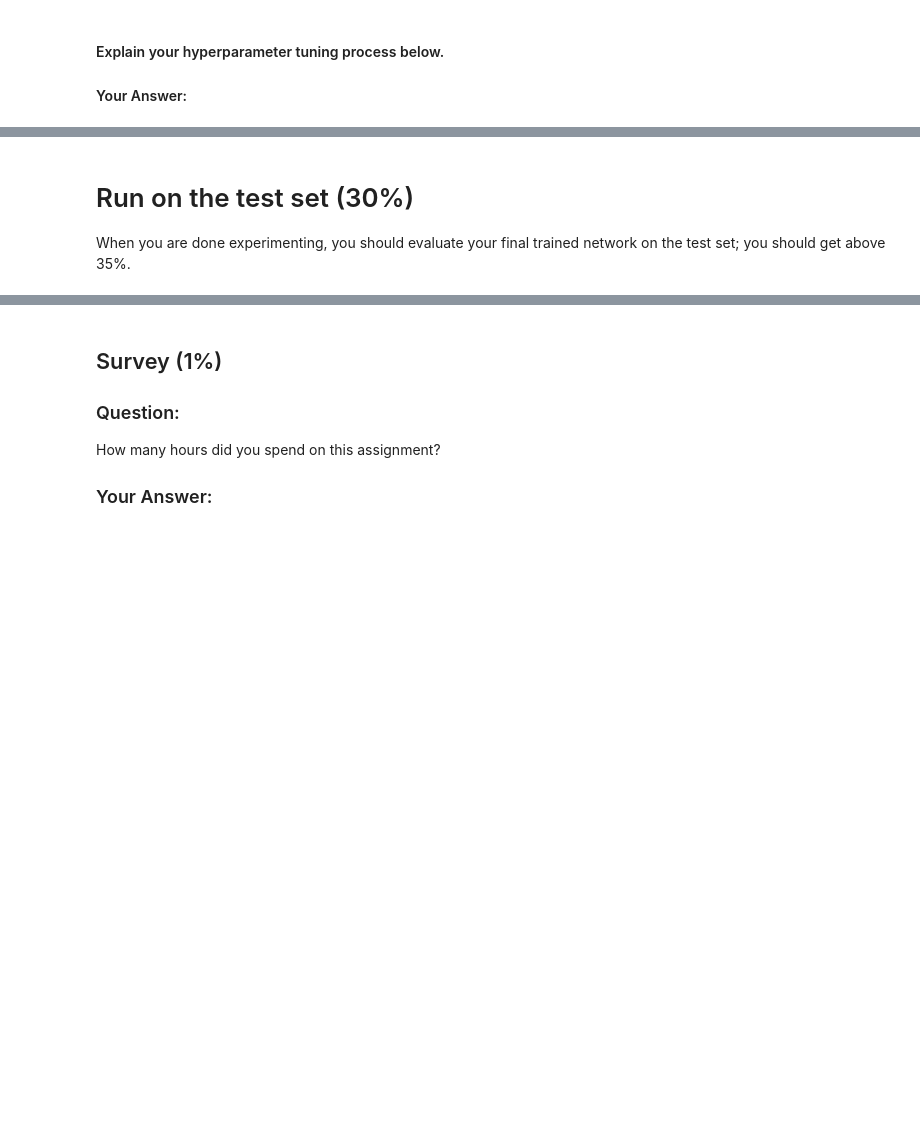
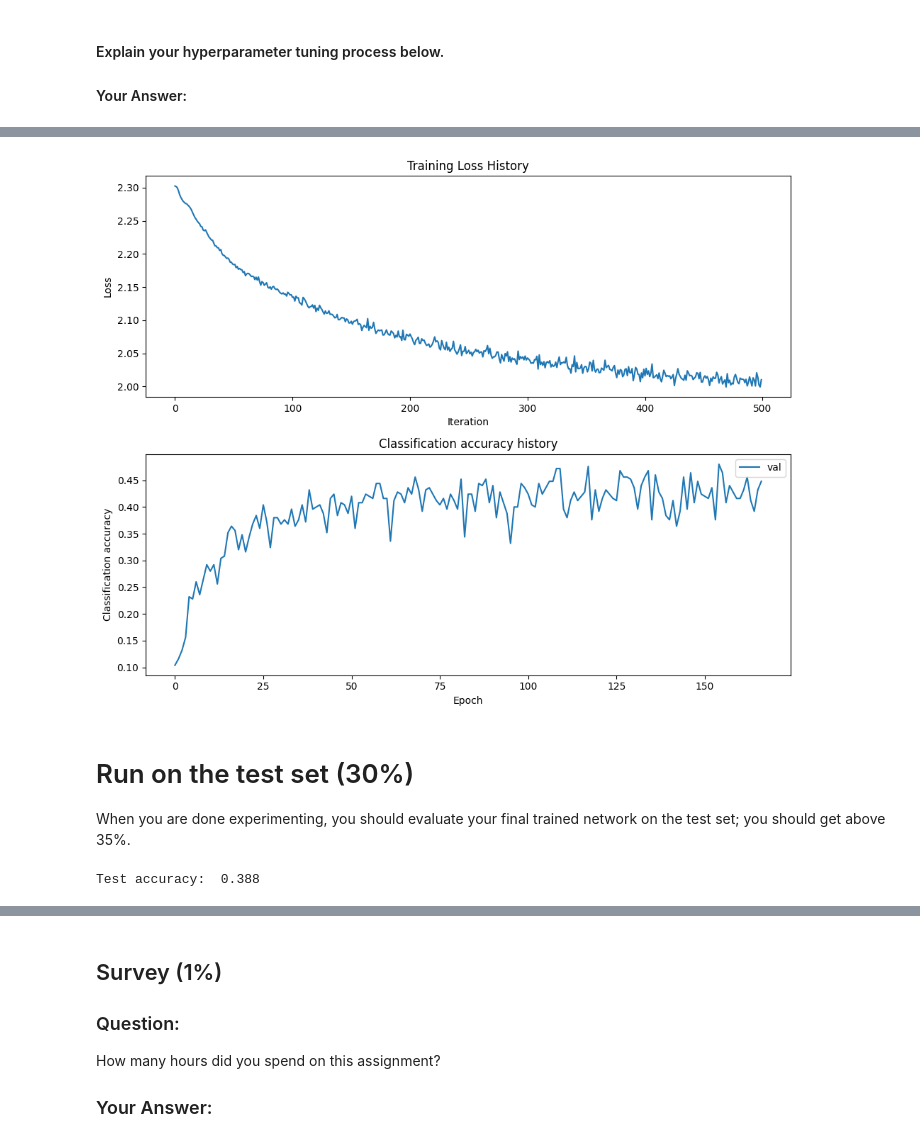
Before and after one commit to qihaoqian/Intro2DL, a Jupyter notebook: assignment4/classification_nn.ipynb, the cells around one changed output, grey strips where cells are left out. Drawn from its saved outputs; the diff is of its cells as text; code cells hidden in the pictures; blank space fills up the shorter version.

```diff
--- a/assignment4/classification_nn.ipynb
+++ b/assignment4/classification_nn.ipynb
@@ -296,5 +295,5 @@ Validation acc:  0.44
 # %%
-best_net_hyperparams = None  # store the best model into this
+best_net_hyperparams = [0.05, 0.01, 500, 512]  # store the best model into this
 
 #################################################################################
 # TODO: Tune hyperparameters using the validation set. Store your best trained  #
@@ -316,4 +315,18 @@ best_net_hyperparams = None  # store the best model into this
 # best_net_hyperparams = [lr, weight_decay, epoch, hidden_size]
 #################################################################################
 
-pass
+lr, weight_decay, epoch, hidden_size = best_net_hyperparams
+dataset = DataLoader(x_train, y_train, x_val, y_val, x_test, y_test)
+net = init_model()
+optim = SGD(net, lr=lr, weight_decay=weight_decay)
+loss_func = CrossEntropyLoss()
+trainer = Trainer(
+dataset, optim, net, loss_func, epoch, batch_size, validate_interval=3
+)
+train_error, validation_accuracy = trainer.train()
+out_train = net.predict(x_train)
+acc = get_classification_accuracy(out_train, y_train)
+print("Training acc: ", acc)
+out_val = net.predict(x_val)
+acc = get_classification_accuracy(out_val, y_val)
+print("Validation acc: ", acc)
@@ -324,9 +351,37 @@ pass
+# %%
+# TODO: Plot the training_error and validation_accuracy of the best network (5%)
+# Plot the training loss function and validation accuracies
+# 清空之前的图像
+plt.clf()         # 清空当前图像
+plt.close('all')  # 关闭所有活动的图形窗口
+plt.subplot(2, 1, 1)
+plt.plot(train_error)
+plt.title("Training Loss History")
+plt.xlabel("Iteration")
+plt.ylabel("Loss")
+
+plt.subplot(2, 1, 2)
+# plt.plot(stats['train_acc_history'], label='train')
+plt.plot(validation_accuracy, label="val")
+plt.title("Classification accuracy history")
+plt.xlabel("Epoch")
+plt.ylabel("Classification accuracy")
+plt.legend()
+# 保存图像到本地文件
+plt.tight_layout()  # 自动调整子图参数，防止标题和标签重叠
+plt.savefig(f"result/training_validation_plot_{lr}_{weight_decay}_{hidden_size}.png")  # 保存为 PNG 格式
+plt.show()
+# TODO: visualize the weights of the best network (5%)
+# %% [output]
+[figure, added]
 # %% [markdown]
 # Run on the test set (30%)
 When you are done experimenting, you should evaluate your final trained network on the test set; you should get above 35%.
 # %%
-test_acc = (best_net.predict(x_test) == y_test).mean()
+test_acc = (net.predict(x_test) == y_test).mean()
 print("Test accuracy: ", test_acc)
+# %% [output]
+Test accuracy:  0.388
 # %% [markdown]
 #### Inline Question (9%)
 
```
Also changed, not shown: parts of 5 cells of this notebook, 1 other file.
